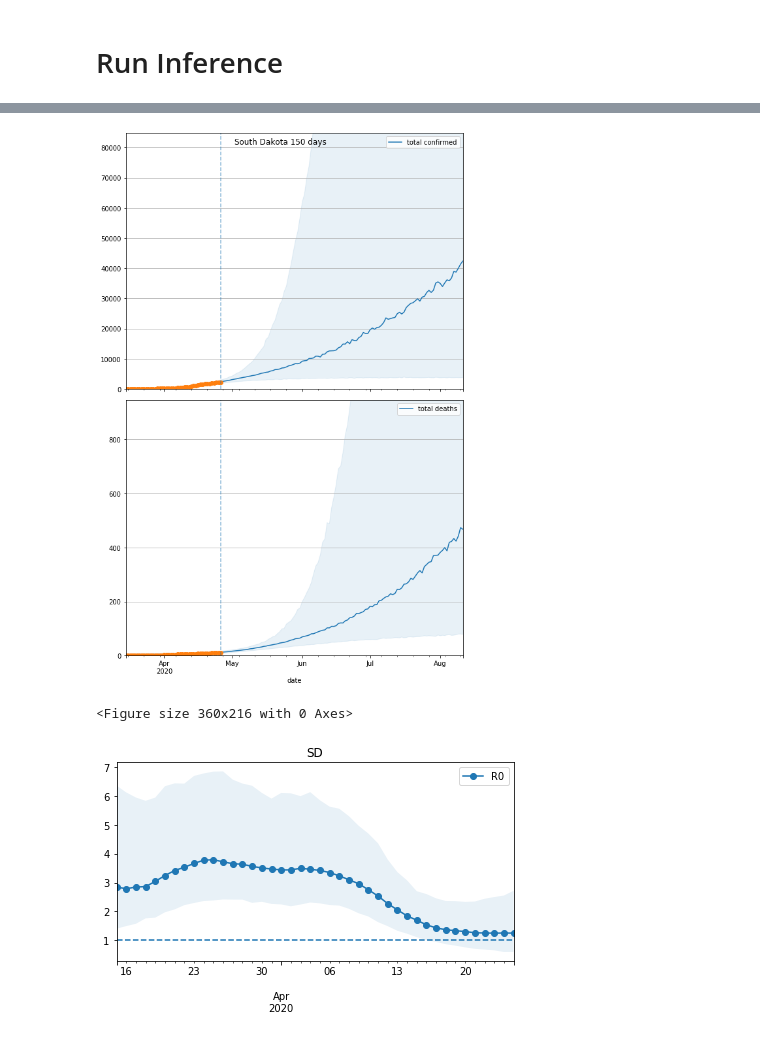
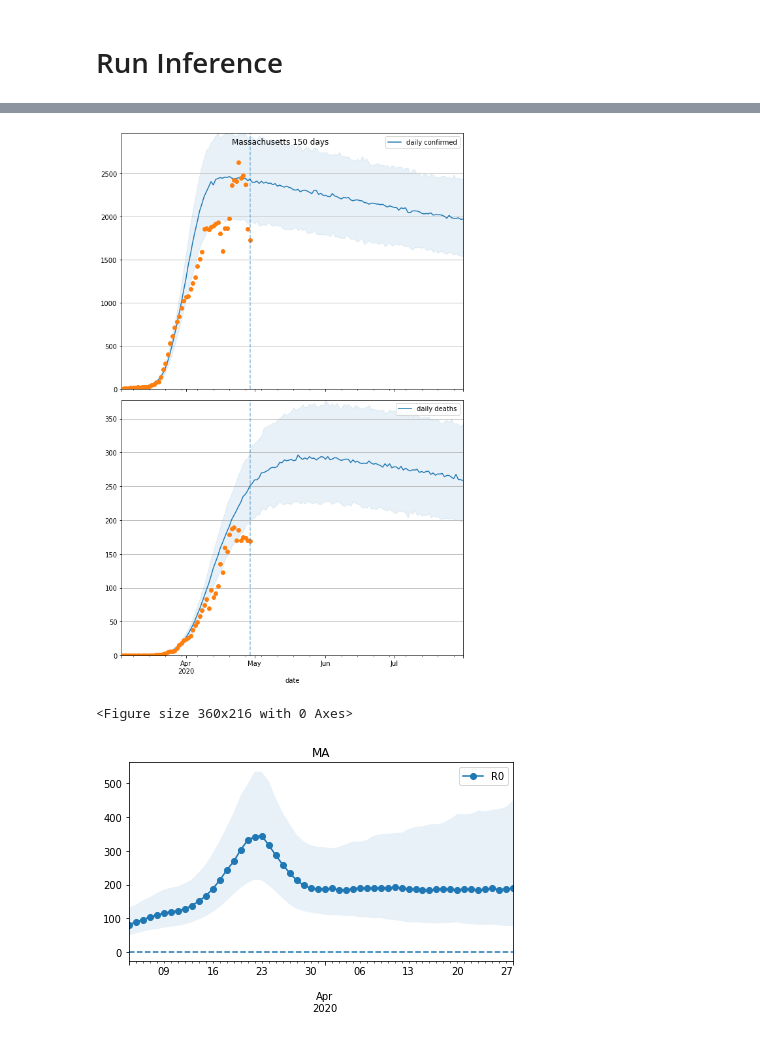
Before and after one commit to dsheldon/covid, a Jupyter notebook: scripts/SIR.ipynb, the cells around one changed output, grey strips where cells are left out. Drawn from its saved outputs; the diff is of its cells as text; code cells hidden in the pictures.

```diff
--- a/scripts/SIR.ipynb
+++ b/scripts/SIR.ipynb
@@ -25,10 +24,13 @@ data = util.load_state_data()
 #places = ['NY', 'MA', 'WA', 'AK', 'WV']
 #places = ['US']
 #places = sorted(['NY', 'WA', 'MA', 'MI', 'AL', 'AR', 'KY'])
-places = ['SD']
+places = ['MA']
 
 save = True
 for place in places:
-    util.run_place(data, place, save=save, start='2020-03-15',
-                   num_warmup=1000, num_samples=1000, num_prior_samples=1000)
+    util.run_place(data, place, save=save, start='2020-03-04',
+                   det_noise_scale=0.2,
+                   num_warmup=100,
+                   num_samples=100,
+                   num_prior_samples=100)
 # %% [output]
@@ -54,7 +56,7 @@ Number of divergences: 3
 # %%
 data = util.load_state_data()
 
-start = '2020-03-15'
+start = '2020-03-04'
 #places = ['Italy', 'US', 'WA', 'NY', 'MA']
 #places = ['ID']
 #places = ['NY']
@@ -66,12 +68,12 @@ start = '2020-03-15'
 #places = ['CO']
 #places = ['NY', 'WA', 'MA']
 #places = sorted(['NY', 'WA', 'MA', 'MI', 'AL', 'AR', 'KY'])
-places = ['SD']
+places = ['MA']
 
 save = True
 
 
 # Inspect and Save Results
 for place in places:
-    util.gen_forecasts(data, place, start=start, save=save, daily=False)
+    util.gen_forecasts(data, place, start=start, save=save, daily=True)
 # %% [output]
@@ -83,3 +85,3 @@ for place in places:
-[figure, old version]
+[figure, new version]
 <Figure size 360x216 with 0 Axes>
-[figure, old version]
+[figure, new version]
```
Also changed, not shown: parts of 3 cells of this notebook, 2 other files.
